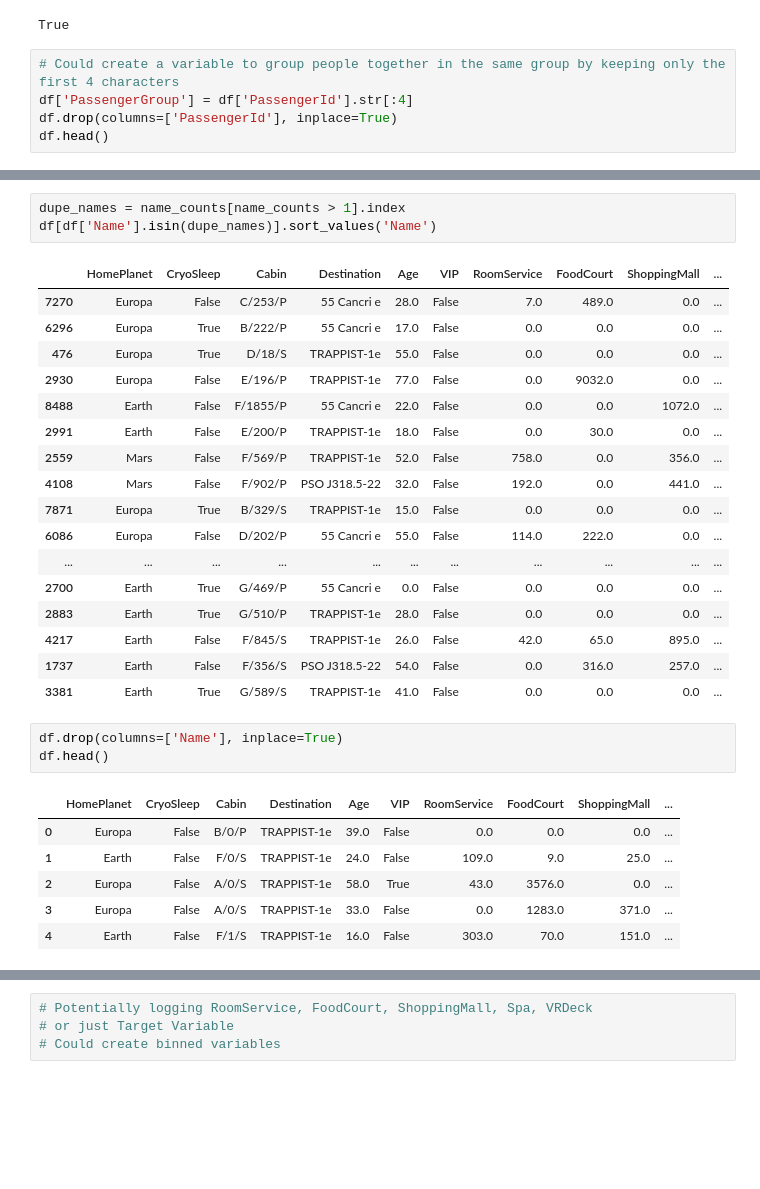
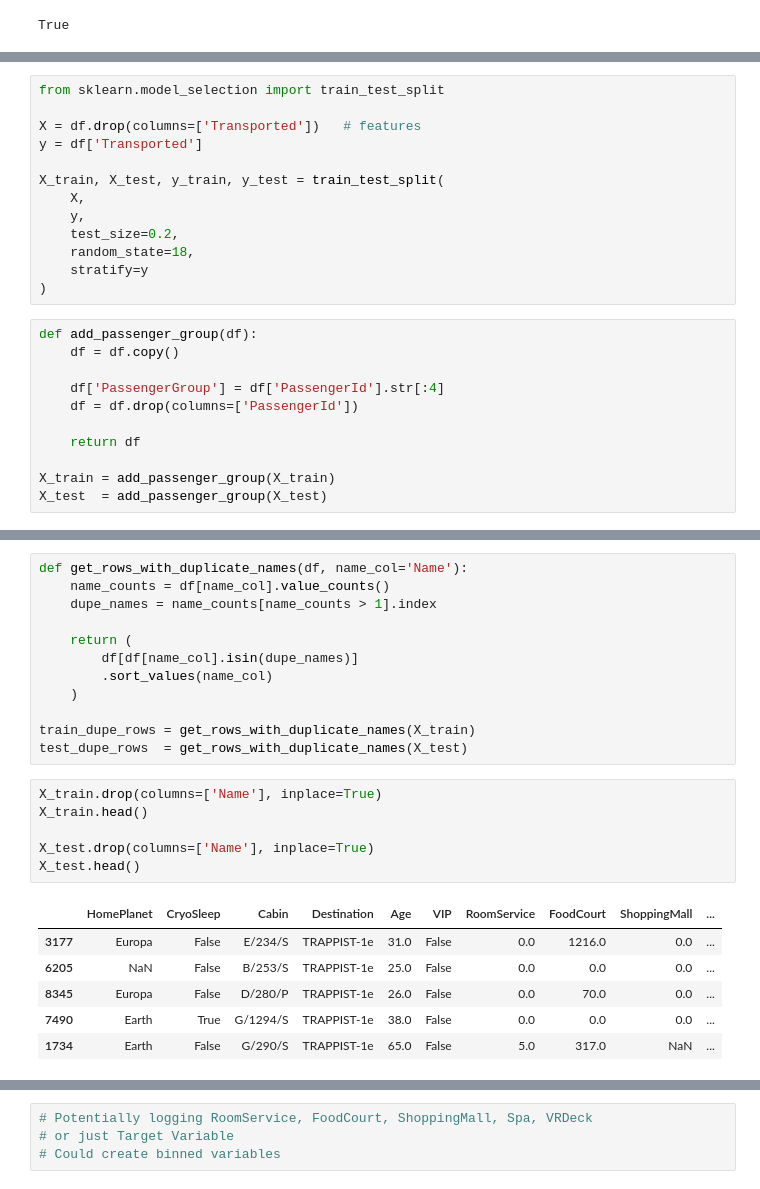
Before and after one commit to ryaltic/Spaceship-Titanic, a Jupyter notebook: Spaceship_Titanic.ipynb, the cells around one changed output, grey strips where cells are left out. Drawn from its saved outputs; the diff is of its cells as text; blank space fills up the shorter version.

```diff
--- a/Spaceship_Titanic.ipynb
+++ b/Spaceship_Titanic.ipynb
@@ -41,8 +41,3 @@ df.head(n=10)
 df['PassengerId'].is_unique
 # %% [output]
 True
-# %%
-# Could create a variable to group people together in the same group by keeping only the first 4 characters
-df['PassengerGroup'] = df['PassengerId'].str[:4]
-df.drop(columns=['PassengerId'], inplace=True)
-df.head()
@@ -56 +44,25 @@ df.head()
+# %%
+from sklearn.model_selection import train_test_split
+
+X = df.drop(columns=['Transported'])   # features
+y = df['Transported']
+
+X_train, X_test, y_train, y_test = train_test_split(
+    X,
+    y,
+    test_size=0.2,
+    random_state=18,
+    stratify=y
+)
+# %%
+def add_passenger_group(df):
+    df = df.copy()
+
+    df['PassengerGroup'] = df['PassengerId'].str[:4]
+    df = df.drop(columns=['PassengerId'])
+
+    return df
+
+X_train = add_passenger_group(X_train)
+X_test  = add_passenger_group(X_test)
 # %%
@@ -79,32 +75,26 @@ dtype: int64
 # %%
-dupe_names = name_counts[name_counts > 1].index
-df[df['Name'].isin(dupe_names)].sort_values('Name')
+def get_rows_with_duplicate_names(df, name_col='Name'):
+    name_counts = df[name_col].value_counts()
+    dupe_names = name_counts[name_counts > 1].index
+
+    return (
+        df[df[name_col].isin(dupe_names)]
+        .sort_values(name_col)
+    )
+
+train_dupe_rows = get_rows_with_duplicate_names(X_train)
+test_dupe_rows  = get_rows_with_duplicate_names(X_test)
-# %% [output]
-|  | HomePlanet | CryoSleep | Cabin | Destination | Age | VIP | RoomService | FoodCourt | ShoppingMall | ... |
-| 7270 | Europa | False | C/253/P | 55 Cancri e | 28.0 | False | 7.0 | 489.0 | 0.0 | ... |
-| 6296 | Europa | True | B/222/P | 55 Cancri e | 17.0 | False | 0.0 | 0.0 | 0.0 | ... |
-| 476 | Europa | True | D/18/S | TRAPPIST-1e | 55.0 | False | 0.0 | 0.0 | 0.0 | ... |
-| 2930 | Europa | False | E/196/P | TRAPPIST-1e | 77.0 | False | 0.0 | 9032.0 | 0.0 | ... |
-| 8488 | Earth | False | F/1855/P | 55 Cancri e | 22.0 | False | 0.0 | 0.0 | 1072.0 | ... |
-| 2991 | Earth | False | E/200/P | TRAPPIST-1e | 18.0 | False | 0.0 | 30.0 | 0.0 | ... |
-| 2559 | Mars | False | F/569/P | TRAPPIST-1e | 52.0 | False | 758.0 | 0.0 | 356.0 | ... |
-| 4108 | Mars | False | F/902/P | PSO J318.5-22 | 32.0 | False | 192.0 | 0.0 | 441.0 | ... |
-| 7871 | Europa | True | B/329/S | TRAPPIST-1e | 15.0 | False | 0.0 | 0.0 | 0.0 | ... |
-| 6086 | Europa | False | D/202/P | 55 Cancri e | 55.0 | False | 114.0 | 222.0 | 0.0 | ... |
-| ... | ... | ... | ... | ... | ... | ... | ... | ... | ... | ... |
-| 2700 | Earth | True | G/469/P | 55 Cancri e | 0.0 | False | 0.0 | 0.0 | 0.0 | ... |
-| 2883 | Earth | True | G/510/P | TRAPPIST-1e | 28.0 | False | 0.0 | 0.0 | 0.0 | ... |
-| 4217 | Earth | False | F/845/S | TRAPPIST-1e | 26.0 | False | 42.0 | 65.0 | 895.0 | ... |
-| 1737 | Earth | False | F/356/S | PSO J318.5-22 | 54.0 | False | 0.0 | 316.0 | 257.0 | ... |
-| 3381 | Earth | True | G/589/S | TRAPPIST-1e | 41.0 | False | 0.0 | 0.0 | 0.0 | ... |
 # %%
-df.drop(columns=['Name'], inplace=True)
-df.head()
+X_train.drop(columns=['Name'], inplace=True)
+X_train.head()
+
+X_test.drop(columns=['Name'], inplace=True)
+X_test.head()
 # %% [output]
 |  | HomePlanet | CryoSleep | Cabin | Destination | Age | VIP | RoomService | FoodCourt | ShoppingMall | ... |
-| 0 | Europa | False | B/0/P | TRAPPIST-1e | 39.0 | False | 0.0 | 0.0 | 0.0 | ... |
-| 1 | Earth | False | F/0/S | TRAPPIST-1e | 24.0 | False | 109.0 | 9.0 | 25.0 | ... |
-| 2 | Europa | False | A/0/S | TRAPPIST-1e | 58.0 | True | 43.0 | 3576.0 | 0.0 | ... |
-| 3 | Europa | False | A/0/S | TRAPPIST-1e | 33.0 | False | 0.0 | 1283.0 | 371.0 | ... |
-| 4 | Earth | False | F/1/S | TRAPPIST-1e | 16.0 | False | 303.0 | 70.0 | 151.0 | ... |
+| 3177 | Europa | False | E/234/S | TRAPPIST-1e | 31.0 | False | 0.0 | 1216.0 | 0.0 | ... |
+| 6205 | NaN | False | B/253/S | TRAPPIST-1e | 25.0 | False | 0.0 | 0.0 | 0.0 | ... |
+| 8345 | Europa | False | D/280/P | TRAPPIST-1e | 26.0 | False | 0.0 | 70.0 | 0.0 | ... |
+| 7490 | Earth | True | G/1294/S | TRAPPIST-1e | 38.0 | False | 0.0 | 0.0 | 0.0 | ... |
+| 1734 | Earth | False | G/290/S | TRAPPIST-1e | 65.0 | False | 5.0 | 317.0 | NaN | ... |
 # %%
```
Also changed, not shown: parts of 22 cells of this notebook.
